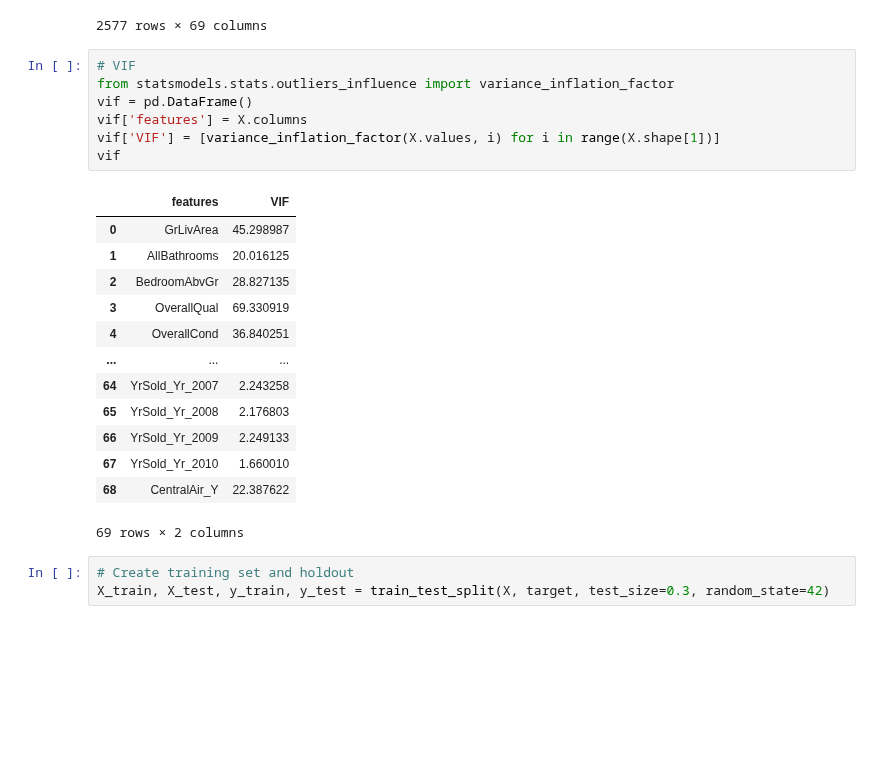
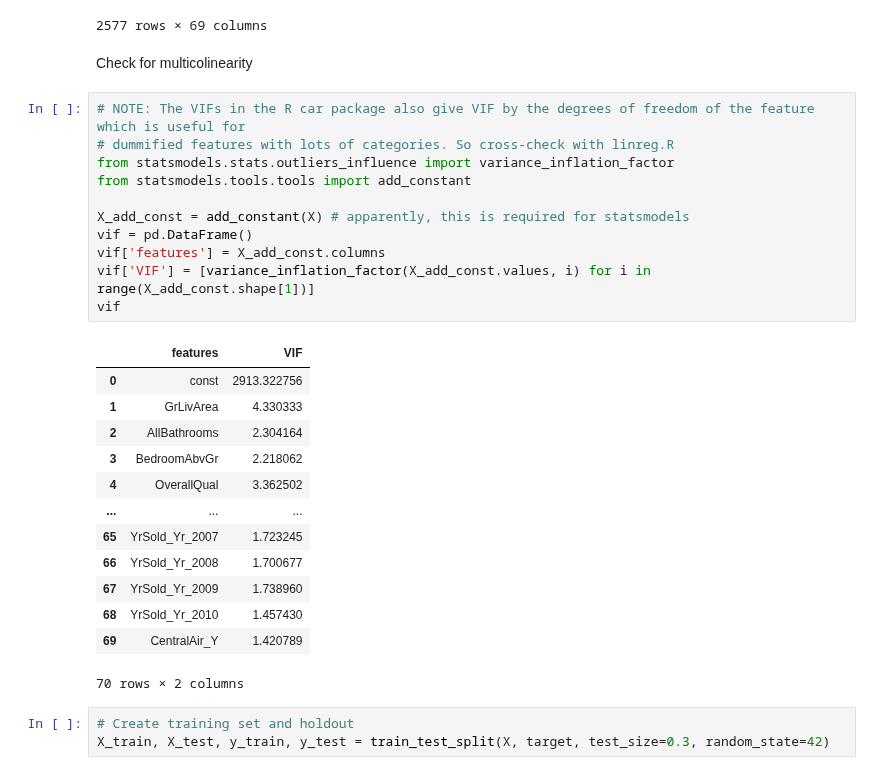
Before and after one commit to rishigoutam/ames-iowa, a Jupyter notebook: rishi/linreg.ipynb, the cells around one changed output. Drawn from its saved outputs; the diff is of its cells as text; blank space fills up the shorter version.

```diff
--- a/rishi/linreg.ipynb
+++ b/rishi/linreg.ipynb
@@ -78,27 +83,33 @@ X
 | 2575 | 1842 | 3.5 | 3 | 7 | 5 | 4 | 1 | ... |
 | 2576 | 1911 | 2.5 | 3 | 8 | 5 | 4 | 1 | ... |
 2577 rows × 69 columns
+# %% [markdown]
+Check for multicolinearity
 # %%
-# VIF
+# NOTE: The VIFs in the R car package also give VIF by the degrees of freedom of the feature which is useful for
+# dummified features with lots of categories. So cross-check with linreg.R
 from statsmodels.stats.outliers_influence import variance_inflation_factor
+from statsmodels.tools.tools import add_constant
+
+X_add_const = add_constant(X) # apparently, this is required for statsmodels
 vif = pd.DataFrame()
-vif['features'] = X.columns
-vif['VIF'] = [variance_inflation_factor(X.values, i) for i in range(X.shape[1])]
+vif['features'] = X_add_const.columns
+vif['VIF'] = [variance_inflation_factor(X_add_const.values, i) for i in range(X_add_const.shape[1])]
 vif
 # %% [output]
 |  | features | VIF |
-| 0 | GrLivArea | 45.298987 |
-| 1 | AllBathrooms | 20.016125 |
-| 2 | BedroomAbvGr | 28.827135 |
-| 3 | OverallQual | 69.330919 |
-| 4 | OverallCond | 36.840251 |
+| 0 | const | 2913.322756 |
+| 1 | GrLivArea | 4.330333 |
+| 2 | AllBathrooms | 2.304164 |
+| 3 | BedroomAbvGr | 2.218062 |
+| 4 | OverallQual | 3.362502 |
 | ... | ... | ... |
-| 64 | YrSold_Yr_2007 | 2.243258 |
-| 65 | YrSold_Yr_2008 | 2.176803 |
-| 66 | YrSold_Yr_2009 | 2.249133 |
-| 67 | YrSold_Yr_2010 | 1.660010 |
-| 68 | CentralAir_Y | 22.387622 |
+| 65 | YrSold_Yr_2007 | 1.723245 |
+| 66 | YrSold_Yr_2008 | 1.700677 |
+| 67 | YrSold_Yr_2009 | 1.738960 |
+| 68 | YrSold_Yr_2010 | 1.457430 |
+| 69 | CentralAir_Y | 1.420789 |
-69 rows × 2 columns
+70 rows × 2 columns
 # %%
 # Create training set and holdout
 X_train, X_test, y_train, y_test = train_test_split(X, target, test_size=0.3, random_state=42)
```
Also changed, not shown: parts of 7 cells of this notebook.
